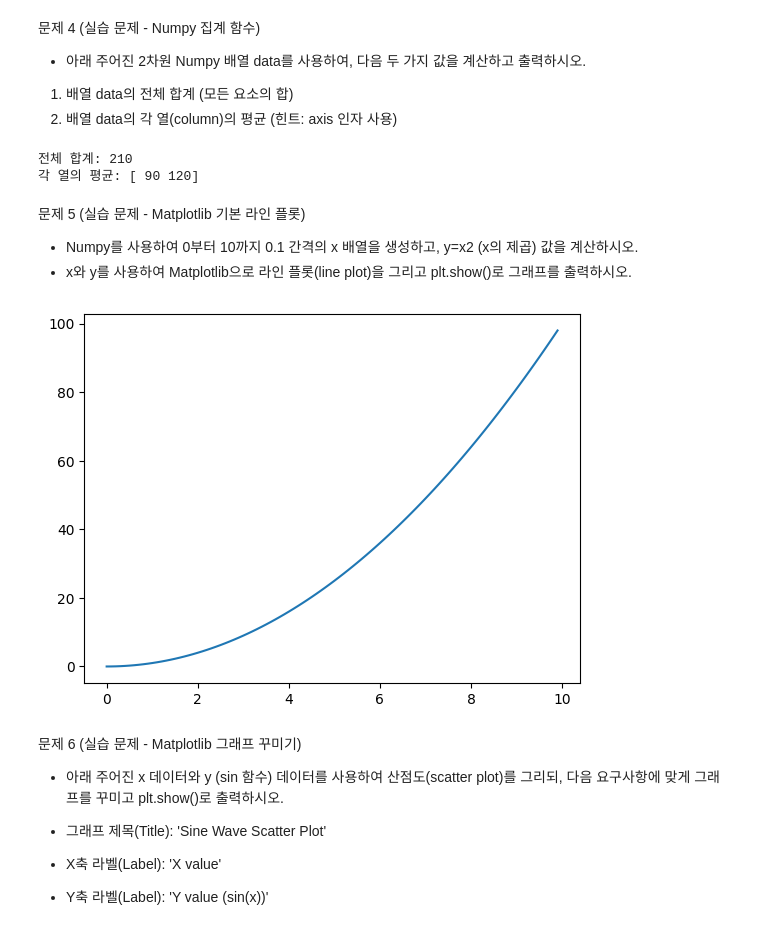
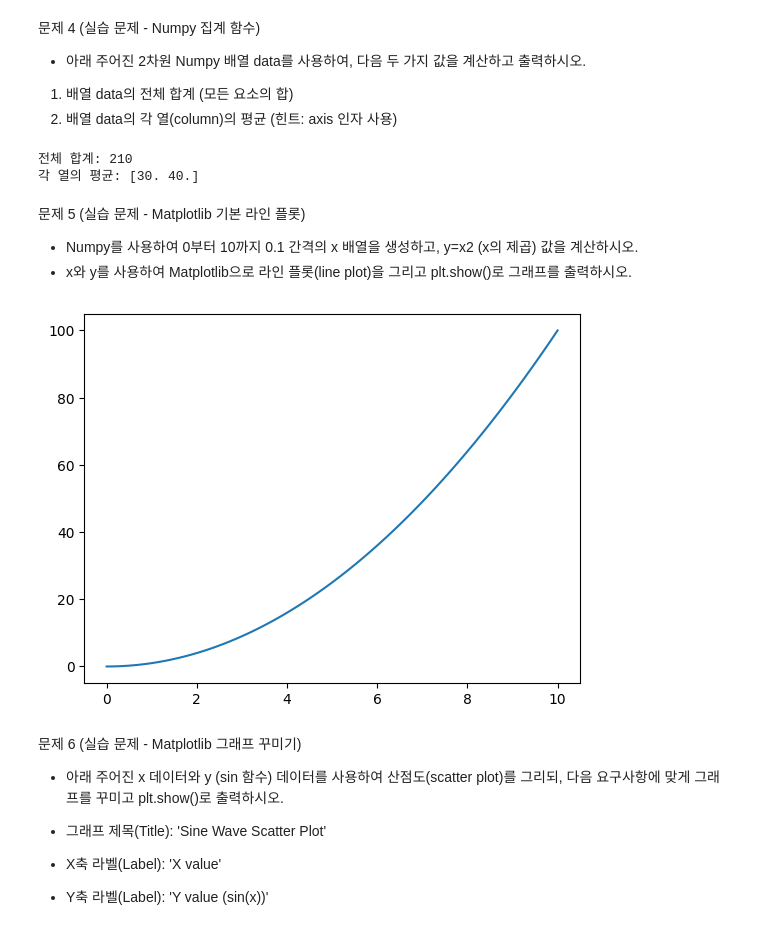
Before and after one commit to kny1209/test2, a Jupyter notebook: AI/DR-08079_구나영_AI개론_2차시.ipynb, the cells around one changed output. Cells and saved outputs as stored; diff of their text form; code cells hidden in the pictures.

```diff
--- a/AI/DR-08079_구나영_AI개론_2차시.ipynb
+++ b/AI/DR-08079_구나영_AI개론_2차시.ipynb
@@ -88,11 +88,11 @@ total_sum = data.sum()
 print(f"전체 합계: {total_sum}")
 
 # 2. 각 열의 평균
-col_mean = data.sum(axis=0)
+col_mean = data.mean(axis=0)
 print(f"각 열의 평균: {col_mean}")
 # %% [output]
 전체 합계: 210
-각 열의 평균: [ 90 120]
+각 열의 평균: [30. 40.]
 # %% [markdown]
 문제 5 (실습 문제 - Matplotlib 기본 라인 플롯)
 - Numpy를 사용하여 0부터 10까지 0.1 간격의 x 배열을 생성하고, y=x2 (x의 제곱) 값을 계산하시오.
@@ -100,20 +100,20 @@ print(f"각 열의 평균: {col_mean}")
 # %%
 import numpy as np
 import matplotlib.pyplot as plt
 
 # 여기에 코드를 작성하세요
 # 1. x, y 데이터 생성
 # (x는 0부터 10까지 0.1 간격, y는 x의 제곱)
-x = np.arange(0,10,0.1)
+x = np.arange(0,10.1,0.1)
 y = x**2
 
 # 2. 라인 플롯 생성
 plt.plot(x, y)
 
 # 3. 그래프 출력
 plt.show()
 # %% [output]
-[figure, old version]
+[figure, new version]
 # %% [markdown]
 문제 6 (실습 문제 - Matplotlib 그래프 꾸미기)
 - 아래 주어진 x 데이터와 y (sin 함수) 데이터를 사용하여 산점도(scatter plot)를 그리되, 다음 요구사항에 맞게 그래프를 꾸미고 plt.show()로 출력하시오.
```
Also changed, not shown: parts of 1 cell of this notebook.
